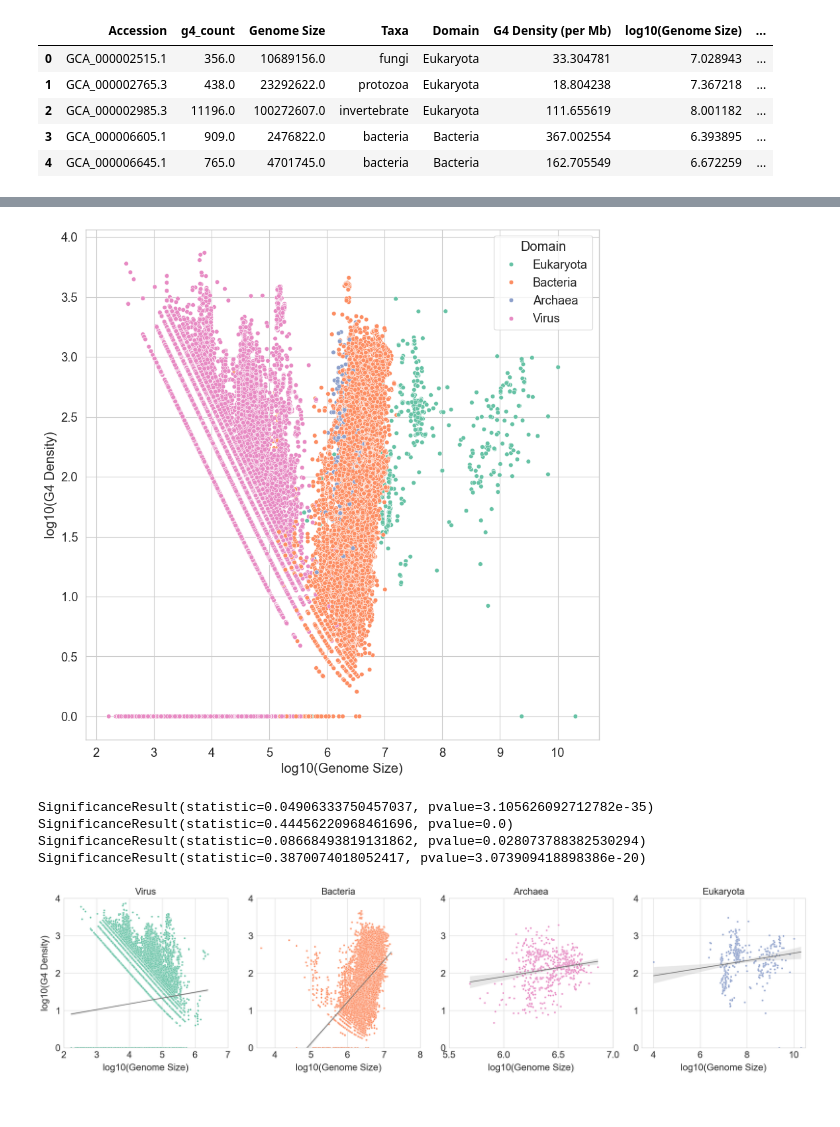
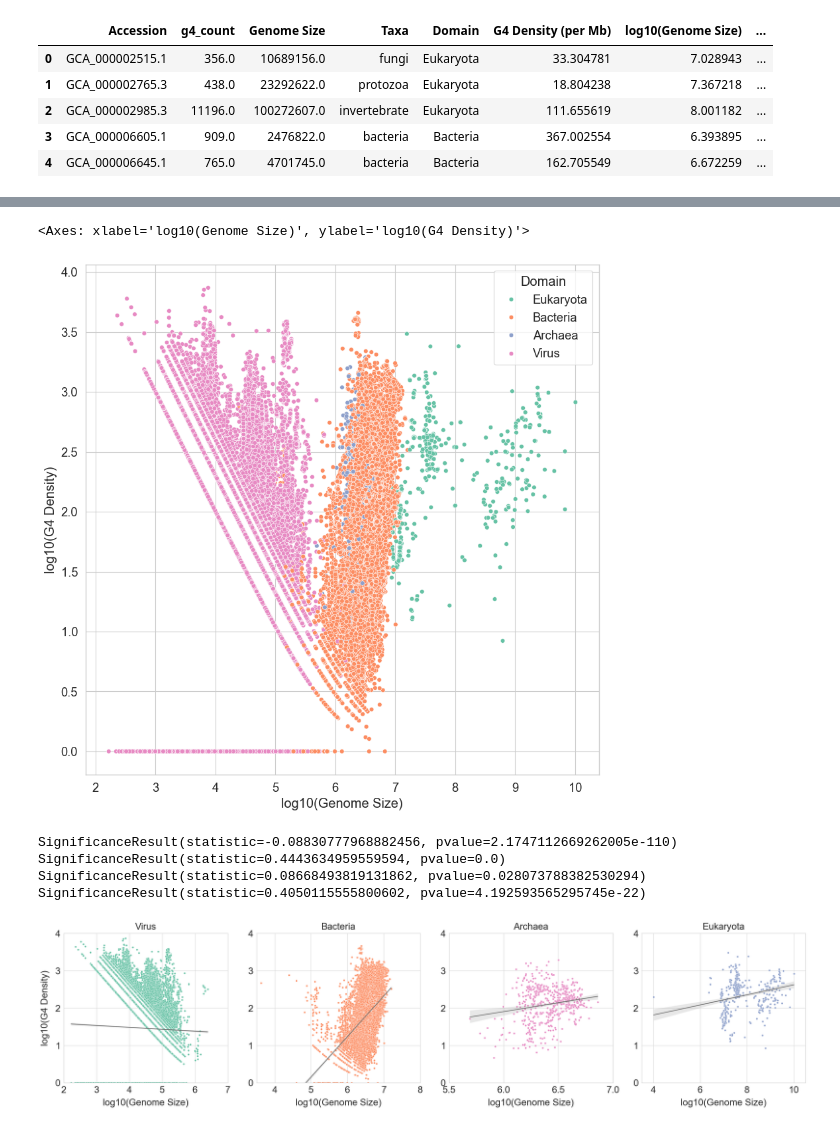
Before and after one commit to Georgakopoulos-Soares-lab/Quadrupia, a Jupyter notebook: notebooks/4_genome_size_vs_g4_count_g4hunter.ipynb, the cells around one changed output, grey strips where cells are left out. Saved outputs shown, nothing was run; the diff lists cells and outputs as text; code cells hidden in the pictures.

```diff
--- a/notebooks/4_genome_size_vs_g4_count_g4hunter.ipynb
+++ b/notebooks/4_genome_size_vs_g4_count_g4hunter.ipynb
@@ -54,8 +54,11 @@ df_g4["G4 Density (per Mb)"] = df_g4["g4_count"] / df_g4["Genome Size"] * 100000
 df_g4["log10(Genome Size)"] = df_g4["Genome Size"].apply(lambda x: np.log10(x))
 df_g4["log10(G4 count)"] = df_g4["g4_count"].apply(lambda x: np.log10(x+1))
 df_g4["log10(G4 Density)"] = df_g4["G4 Density (per Mb)"].apply(lambda x: np.log10(x+1))
-# create new coloumn with genome size binned ( 0 means 0-0.99, 1 means 1-1.99 etc)
+# create new column with genome size binned ( 0 means 0-0.99, 1 means 1-1.99 etc)
 df_g4["log10(Genome Size) binned"] = df_g4["log10(Genome Size)"].apply(lambda x: int(x))
+# filter out metagenomes and other taxa
+df_g4 = df_g4[df_g4['Taxa'] != 'metagenomes']
+df_g4 = df_g4[df_g4['Taxa'] != 'other']
 df_g4.head()
 # %% [output]
 |  | Accession | g4_count | Genome Size | Taxa | Domain | G4 Density (per Mb) | log10(Genome Size) | ... |
@@ -251,22 +252,23 @@ sns.scatterplot(
     hue="Domain",
     ax=ax
 )
-plt.savefig(f"{BASE_DIR}/plots/genome_size_g4_density_g4hunter.png")
+# plt.savefig(f"{BASE_DIR}/plots/genome_size_g4_density_g4hunter.png")
 # %% [output]
+<Axes: xlabel='log10(Genome Size)', ylabel='log10(G4 Density)'>
-[figure, old version]
+[figure, new version]
 # %%
 # plot the distribution of Genome size (log10) vs G4 Density (log10) for each domain in a subplot
 sns.set_style("whitegrid")
 fig, ax = plt.subplots(1, 4, figsize=(28, 7))
 sns.scatterplot(
-    data=g4_plot_data_domains[g4_plot_data_domains['Domain'] == 'Virus'],
+    data=df_g4[df_g4['Domain'] == 'Virus'],
     x="log10(Genome Size)",
     y="log10(G4 Density)",
     ax=ax[0],
     color=color_map['Virus']
 )
 sns.regplot(
-    data=g4_plot_data_domains[g4_plot_data_domains['Domain'] == 'Virus'],
+    data=df_g4[df_g4['Domain'] == 'Virus'],
     x="log10(Genome Size)",
     y="log10(G4 Density)",
     ax=ax[0],
@@ -274,14 +276,14 @@ sns.regplot(
     color='dimgrey'
 )
 sns.scatterplot(
-    data=g4_plot_data_domains[g4_plot_data_domains['Domain'] == 'Bacteria'],
+    data=df_g4[df_g4['Domain'] == 'Bacteria'],
     x="log10(Genome Size)",
     y="log10(G4 Density)",
     ax=ax[1],
     color=color_map['Bacteria']
 )
 sns.regplot(
-    data=g4_plot_data_domains[g4_plot_data_domains['Domain'] == 'Bacteria'],
+    data=df_g4[df_g4['Domain'] == 'Bacteria'],
     x="log10(Genome Size)",
     y="log10(G4 Density)",
     ax=ax[1],
@@ -289,14 +291,14 @@ sns.regplot(
     color='dimgrey'
 )
 sns.scatterplot(
-    data=g4_plot_data_domains[g4_plot_data_domains['Domain'] == 'Archaea'],
+    data=df_g4[df_g4['Domain'] == 'Archaea'],
     x="log10(Genome Size)",
     y="log10(G4 Density)",
     ax=ax[2],
     color=color_map['Archaea']
 )
 sns.regplot(
-    data=g4_plot_data_domains[g4_plot_data_domains['Domain'] == 'Archaea'],
+    data=df_g4[df_g4['Domain'] == 'Archaea'],
     x="log10(Genome Size)",
     y="log10(G4 Density)",
     ax=ax[2],
@@ -304,14 +306,14 @@ sns.regplot(
     color='dimgrey'
 )
 sns.scatterplot(
-    data=g4_plot_data_domains[g4_plot_data_domains['Domain'] == 'Eukaryota'],
+    data=df_g4[df_g4['Domain'] == 'Eukaryota'],
     x="log10(Genome Size)",
     y="log10(G4 Density)",
     ax=ax[3],
     color=color_map['Eukaryota']
 )
 sns.regplot(
-    data=g4_plot_data_domains[g4_plot_data_domains['Domain'] == 'Eukaryota'],
+    data=df_g4[df_g4['Domain'] == 'Eukaryota'],
     x="log10(Genome Size)",
     y="log10(G4 Density)",
     ax=ax[3],
@@ -338,34 +340,34 @@ ax[3].set_ylabel('')
 
 # specify x axis limits for each subplot
 ax[0].set_xlim(2,7)
 ax[1].set_xlim(3.5,8)
 ax[2].set_xlim(5.5,7)
 ax[3].set_xlim(3.5,10.5)
 
 # specify y axis limits for each subplot
 ax[0].set_ylim(0,4)
 ax[1].set_ylim(0,4)
 ax[2].set_ylim(0,4)
 ax[3].set_ylim(0,4)
 
 # set tick font size
 ax[0].tick_params(axis='both', which='major', labelsize=24)
 ax[1].tick_params(axis='both', which='major', labelsize=24)
 ax[2].tick_params(axis='both', which='major', labelsize=24)
 ax[3].tick_params(axis='both', which='major', labelsize=24)
 
 plt.tight_layout()
 
 plt.savefig(f"{BASE_DIR}/plots/genome_size_g4_density_domain_g4hunter.png")
 
 # get correlation coefficient and p-values for each domain
 print(spearmanr(virus_data['log10(Genome Size)'], virus_data['log10(G4 Density)']))
 print(spearmanr(bacteria_data['log10(Genome Size)'], bacteria_data['log10(G4 Density)']))
 print(spearmanr(archaea_data['log10(Genome Size)'], archaea_data['log10(G4 Density)']))
 print(spearmanr(eukaryota_data['log10(Genome Size)'], eukaryota_data['log10(G4 Density)']))
 # %% [output]
-SignificanceResult(statistic=0.04906333750457037, pvalue=3.105626092712782e-35)
-SignificanceResult(statistic=0.44456220968461696, pvalue=0.0)
+SignificanceResult(statistic=-0.08830777968882456, pvalue=2.1747112669262005e-110)
+SignificanceResult(statistic=0.4443634959559594, pvalue=0.0)
 SignificanceResult(statistic=0.08668493819131862, pvalue=0.028073788382530294)
-SignificanceResult(statistic=0.3870074018052417, pvalue=3.073909418898386e-20)
+SignificanceResult(statistic=0.4050115555800602, pvalue=4.192593565295745e-22)
-[figure, old version]
+[figure, new version]
```
Also changed, not shown: parts of 5 cells of this notebook, 14 other files.
